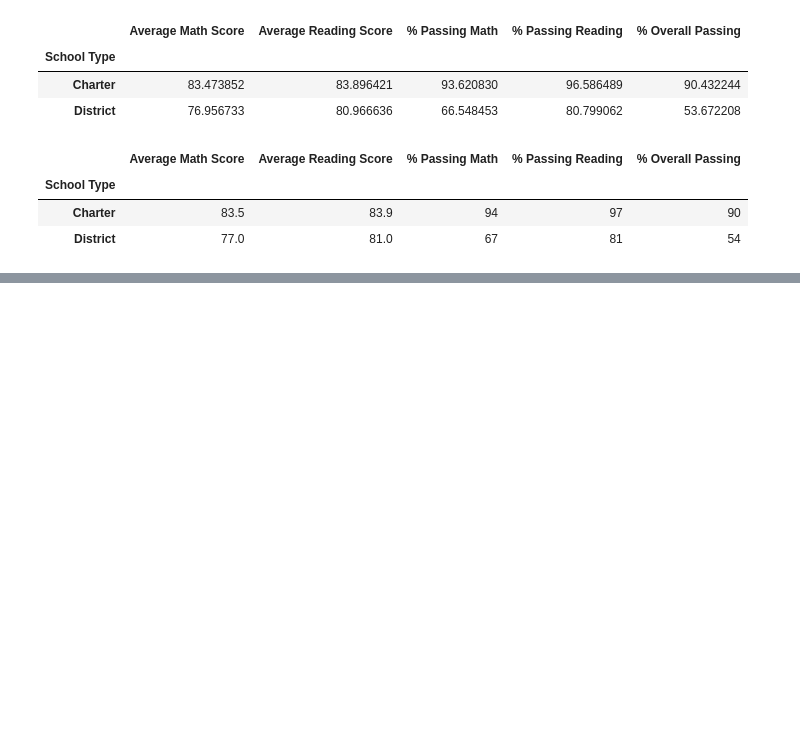
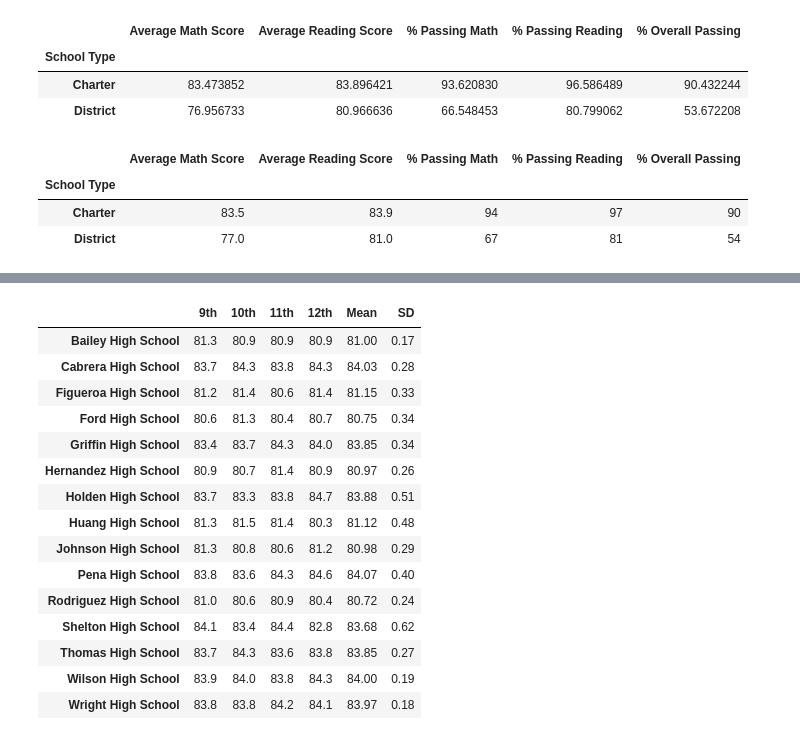
Before and after one commit to CYLaiMDPhD/School_District_Analysis, a Jupyter notebook: PyCitySchools.ipynb, the cells around one changed output, grey strips where cells are left out. Saved outputs shown, nothing was run; the diff lists cells and outputs as text; code cells hidden in the pictures; blank space fills up the shorter version.

```diff
--- a/PyCitySchools.ipynb
+++ b/PyCitySchools.ipynb
@@ -1506,0 +1627,7 @@ type_summary_df
+# %%
+# Convert scores by grades back to float to perform calculations
+reading_scores_by_grade_df["9th"]=pd.to_numeric(reading_scores_by_grade_df["9th"], downcast="float")
+reading_scores_by_grade_df["10th"]=pd.to_numeric(reading_scores_by_grade_df["10th"], downcast="float")
+reading_scores_by_grade_df["11th"]=pd.to_numeric(reading_scores_by_grade_df["11th"], downcast="float")
+reading_scores_by_grade_df["12th"]=pd.to_numeric(reading_scores_by_grade_df["12th"], downcast="float")
+reading_scores_by_grade_df.info()
@@ -1506,0 +1646,30 @@ type_summary_df
+# %%
+# Calculate mean and sd
+reading_scores_by_grade_df["Mean"] = reading_scores_by_grade_df.mean(axis=1)
+reading_scores_by_grade_df["SD"] = reading_scores_by_grade_df.std(axis=1)
+# %%
+# Format
+reading_scores_by_grade_df["9th"]=reading_scores_by_grade_df["9th"].map('{:.1f}'.format)
+reading_scores_by_grade_df["10th"]=reading_scores_by_grade_df["10th"].map('{:.1f}'.format)
+reading_scores_by_grade_df["11th"]=reading_scores_by_grade_df["11th"].map('{:.1f}'.format)
+reading_scores_by_grade_df["12th"]=reading_scores_by_grade_df["12th"].map('{:.1f}'.format)
+reading_scores_by_grade_df["Mean"]=reading_scores_by_grade_df["Mean"].map('{:.2f}'.format)
+reading_scores_by_grade_df["SD"]=reading_scores_by_grade_df["SD"].map('{:.2f}'.format)
+reading_scores_by_grade_df
+# %% [output]
+|  | 9th | 10th | 11th | 12th | Mean | SD |
+| Bailey High School | 81.3 | 80.9 | 80.9 | 80.9 | 81.00 | 0.17 |
+| Cabrera High School | 83.7 | 84.3 | 83.8 | 84.3 | 84.03 | 0.28 |
+| Figueroa High School | 81.2 | 81.4 | 80.6 | 81.4 | 81.15 | 0.33 |
+| Ford High School | 80.6 | 81.3 | 80.4 | 80.7 | 80.75 | 0.34 |
+| Griffin High School | 83.4 | 83.7 | 84.3 | 84.0 | 83.85 | 0.34 |
+| Hernandez High School | 80.9 | 80.7 | 81.4 | 80.9 | 80.97 | 0.26 |
+| Holden High School | 83.7 | 83.3 | 83.8 | 84.7 | 83.88 | 0.51 |
+| Huang High School | 81.3 | 81.5 | 81.4 | 80.3 | 81.12 | 0.48 |
+| Johnson High School | 81.3 | 80.8 | 80.6 | 81.2 | 80.98 | 0.29 |
+| Pena High School | 83.8 | 83.6 | 84.3 | 84.6 | 84.07 | 0.40 |
+| Rodriguez High School | 81.0 | 80.6 | 80.9 | 80.4 | 80.72 | 0.24 |
+| Shelton High School | 84.1 | 83.4 | 84.4 | 82.8 | 83.68 | 0.62 |
+| Thomas High School | 83.7 | 84.3 | 83.6 | 83.8 | 83.85 | 0.27 |
+| Wilson High School | 83.9 | 84.0 | 83.8 | 84.3 | 84.00 | 0.19 |
+| Wright High School | 83.8 | 83.8 | 84.2 | 84.1 | 83.97 | 0.18 |
```
Also changed, not shown: parts of 15 cells of this notebook, 24 other files.
